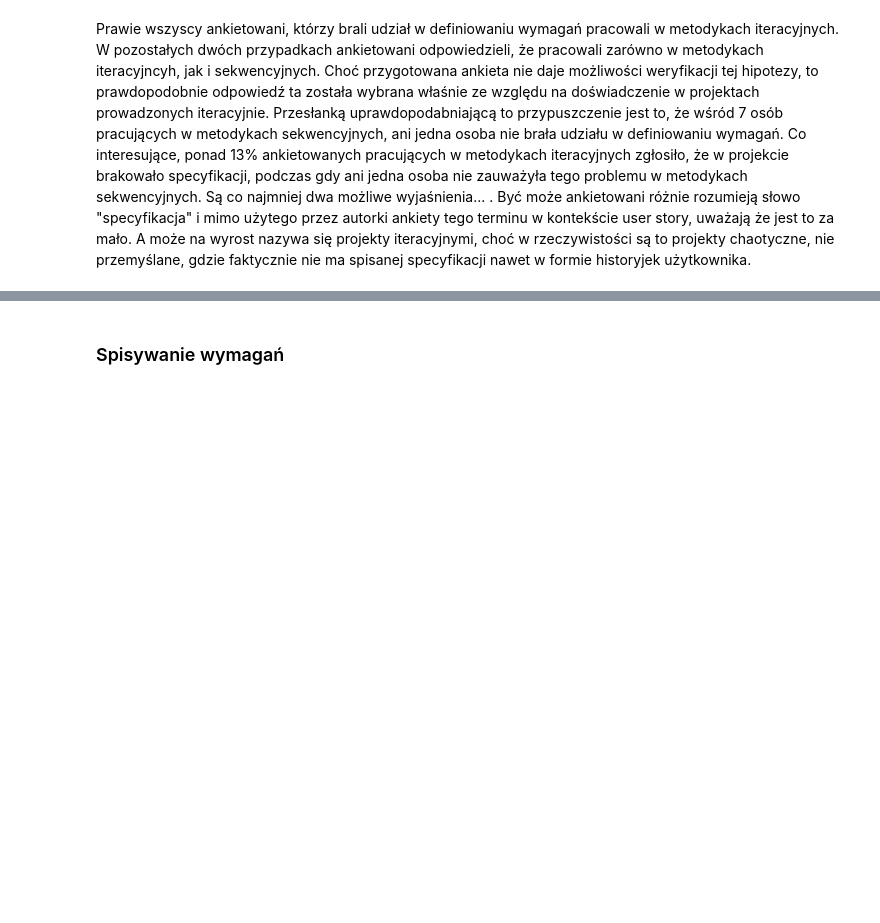
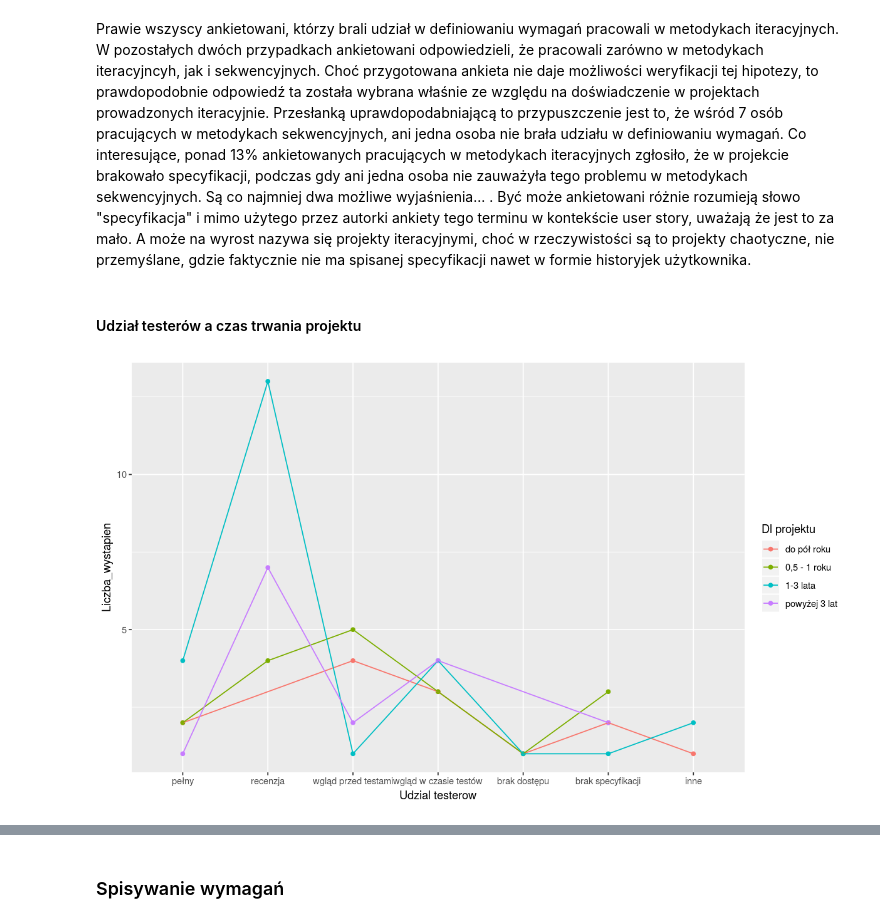
Before and after one commit to jot-em/tester-survey-analysis, a Jupyter notebook: Opracowanie_ankiety_testerskiej.ipynb, the cells around one changed output, grey strips where cells are left out. Drawn from its saved outputs; the diff is of its cells as text; code cells hidden in the pictures; blank space fills up the shorter version.

```diff
--- a/Opracowanie_ankiety_testerskiej.ipynb
+++ b/Opracowanie_ankiety_testerskiej.ipynb
@@ -715,3 +704,11 @@ comb_freq_plot(method_length_comb_table, "Udzial_testerow_norm", "Metodyka_norm"
 Prawie wszyscy ankietowani, którzy brali udział w definiowaniu wymagań pracowali w metodykach iteracyjnych. W pozostałych dwóch przypadkach ankietowani odpowiedzieli, że pracowali zarówno w metodykach iteracyjncyh, jak i sekwencyjnych. Choć przygotowana ankieta nie daje możliwości weryfikacji tej hipotezy, to prawdopodobnie odpowiedź ta została wybrana właśnie ze względu na doświadczenie w projektach prowadzonych iteracyjnie. Przesłanką uprawdopodabniającą to przypuszczenie jest to, że wśród 7 osób pracujących w metodykach sekwencyjnych, ani jedna osoba nie brała udziału w definiowaniu wymagań.
 Co interesujące, ponad 13% ankietowanych pracujących w metodykach iteracyjnych zgłosiło, że w projekcie brakowało specyfikacji, podczas gdy ani jedna osoba nie zauważyła tego problemu w metodykach sekwencyjnych. Są co najmniej dwa możliwe wyjaśnienia...
 . Być może ankietowani różnie rozumieją słowo "specyfikacja" i mimo użytego przez autorki ankiety tego terminu w kontekście user story, uważają że jest to za mało. A może na wyrost nazywa  się projekty iteracyjnymi, choć w rzeczywistości są to projekty chaotyczne, nie przemyślane, gdzie faktycznie nie ma spisanej specyfikacji nawet w formie historyjek użytkownika.
+# %% [markdown]
+#### Udział testerów a czas trwania projektu
+# %%
+method_length_comb_table <- comb_freq_table("Udzial_testerow_norm", "Dl_projektu_norm")
+# method_length_comb_table
+comb_freq_plot(method_length_comb_table, "Udzial_testerow_norm", "Dl_projektu_norm")
+# %% [output]
+[figure, added]
```
Also changed, not shown: parts of 59 cells of this notebook.
